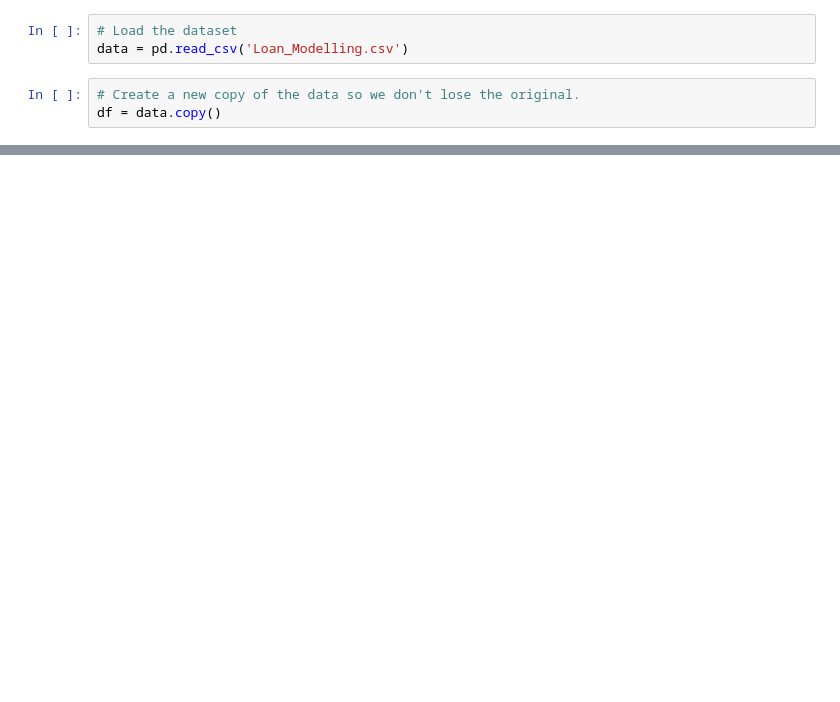
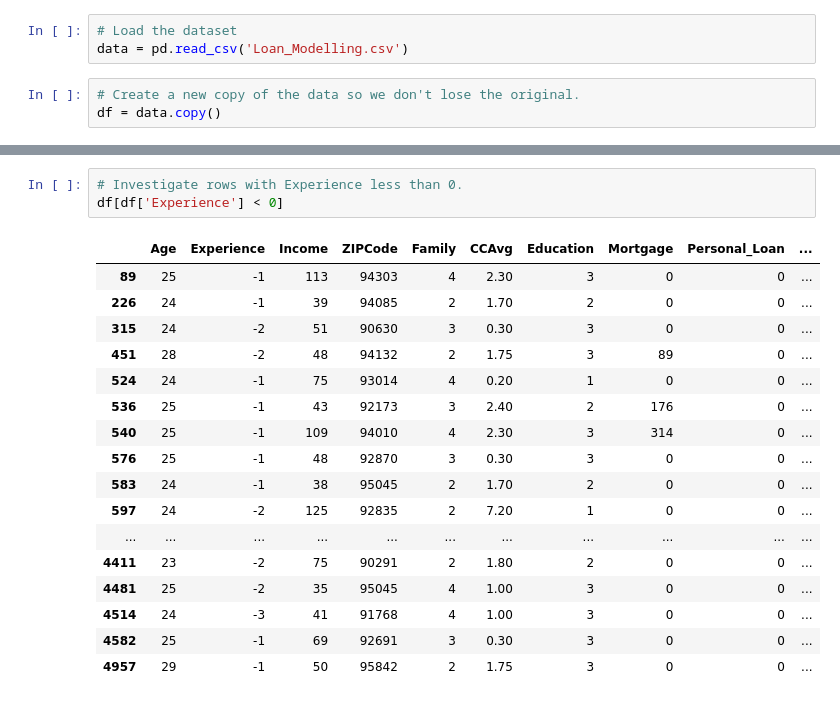
Before and after one commit to yajvashee/EDA, a Jupyter notebook: assessment/customer_beahviour_model_for_loan_targeting.ipynb, the cells around one changed output, grey strips where cells are left out. Cells and saved outputs as stored; diff of their text form; blank space fills up the shorter version.

```diff
--- a/assessment/customer_beahviour_model_for_loan_targeting.ipynb
+++ b/assessment/customer_beahviour_model_for_loan_targeting.ipynb
@@ -75,0 +160,21 @@ df.shape
+# %%
+# Investigate rows with Experience less than 0.
+df[df['Experience'] < 0]
+# %% [output]
+|  | Age | Experience | Income | ZIPCode | Family | CCAvg | Education | Mortgage | Personal_Loan | ... |
+| 89 | 25 | -1 | 113 | 94303 | 4 | 2.30 | 3 | 0 | 0 | ... |
+| 226 | 24 | -1 | 39 | 94085 | 2 | 1.70 | 2 | 0 | 0 | ... |
+| 315 | 24 | -2 | 51 | 90630 | 3 | 0.30 | 3 | 0 | 0 | ... |
+| 451 | 28 | -2 | 48 | 94132 | 2 | 1.75 | 3 | 89 | 0 | ... |
+| 524 | 24 | -1 | 75 | 93014 | 4 | 0.20 | 1 | 0 | 0 | ... |
+| 536 | 25 | -1 | 43 | 92173 | 3 | 2.40 | 2 | 176 | 0 | ... |
+| 540 | 25 | -1 | 109 | 94010 | 4 | 2.30 | 3 | 314 | 0 | ... |
+| 576 | 25 | -1 | 48 | 92870 | 3 | 0.30 | 3 | 0 | 0 | ... |
+| 583 | 24 | -1 | 38 | 95045 | 2 | 1.70 | 2 | 0 | 0 | ... |
+| 597 | 24 | -2 | 125 | 92835 | 2 | 7.20 | 1 | 0 | 0 | ... |
+| ... | ... | ... | ... | ... | ... | ... | ... | ... | ... | ... |
+| 4411 | 23 | -2 | 75 | 90291 | 2 | 1.80 | 2 | 0 | 0 | ... |
+| 4481 | 25 | -2 | 35 | 95045 | 4 | 1.00 | 3 | 0 | 0 | ... |
+| 4514 | 24 | -3 | 41 | 91768 | 4 | 1.00 | 3 | 0 | 0 | ... |
+| 4582 | 25 | -1 | 69 | 92691 | 3 | 0.30 | 3 | 0 | 0 | ... |
+| 4957 | 29 | -1 | 50 | 95842 | 2 | 1.75 | 3 | 0 | 0 | ... |
```
Also changed, not shown: parts of 22 cells of this notebook.
